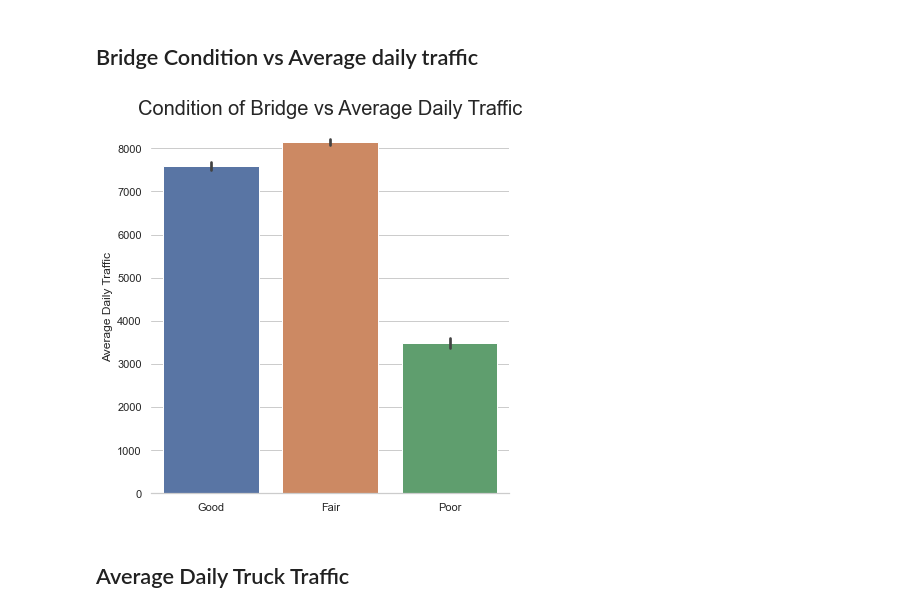
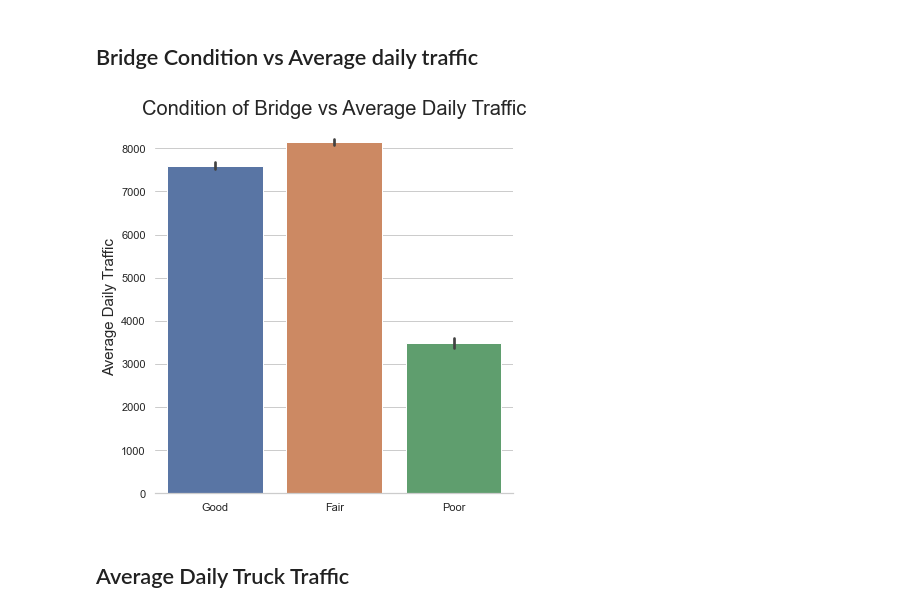
Before and after one commit to Milenaafeworki/Bridges-Condition-Classification, a Jupyter notebook: Visualizations.ipynb, the cells around one changed output. Saved outputs shown, nothing was run; the diff lists cells and outputs as text; code cells hidden in the pictures.

```diff
--- a/Visualizations.ipynb
+++ b/Visualizations.ipynb
@@ -96,6 +96,6 @@ df.loc[df['state']=='  Pennsylvania']
 | 1977 | Pennsylvania | 000000000016475 | 9 | 6 | 0 | 0 | 3.0 | 63.0 | ... |
 19555 rows × 38 columns
 # %%
-df['state'] = df['state'].replace(' Pennsylvania', 'Pennsylvania')
-df['state'] = df['state'].replace('  Pennsylvania', 'Pennsylvania')
+# df['state'] = df['state'].replace(' Pennsylvania', 'Pennsylvania')
+# df['state'] = df['state'].replace('  Pennsylvania', 'Pennsylvania')
 # %%
@@ -140,12 +138,3 @@ percent['Good']
 45.14943754259763
 # %%
 cond = df['bridge_condition'].tolist()
-# %%
-from matplotlib.ticker import PercentFormatter
-sns.set_style('white')
-
-
-plt.hist(cond, weights=np.ones(len(cond)) / len(cond), width=0.40)
-
-plt.gca().yaxis.set_major_formatter(PercentFormatter(1))
-plt.show()
@@ -166,9 +153,3 @@ Index(['state', 'str_id', 'deck_type', 'wearing_type', 'membrane_type',
        'deck_width', 'super_st_condition', 'sub_st_condition',
        'deck_condition', 'avg_daily_trfic', 'avg_truck_trfc'],
       dtype='object')
-# %%
-import seaborn as sns
-
-sns.set_theme(style="darkgrid")
-# df = sns.load_dataset("penguins")
-sns.histplot(df['bridge_age'])
@@ -180,16 +158,16 @@ sns.histplot(df['bridge_age'])
 # %%
 sns.set_theme(style="whitegrid")
 # Draw a nested barplot by bridge_condition and avg_daily_trfic
 g = sns.catplot(
     data=df, kind="bar",
     x="bridge_condition", y="avg_daily_trfic",
      height=6
 )
 g.despine(left=True)
-g.set_axis_labels("", "Average Daily Traffic")
+g.set_axis_labels("", "Average Daily Traffic", fontsize=15)
 plt.title("Condition of Bridge vs Average Daily Traffic", fontsize=20);
 # %% [output]
-[figure, old version]
+[figure, new version]
 # %% [markdown]
 ## Average Daily Truck Traffic
 # %%
```
Also changed, not shown: parts of 20 cells of this notebook, 2 other files.
